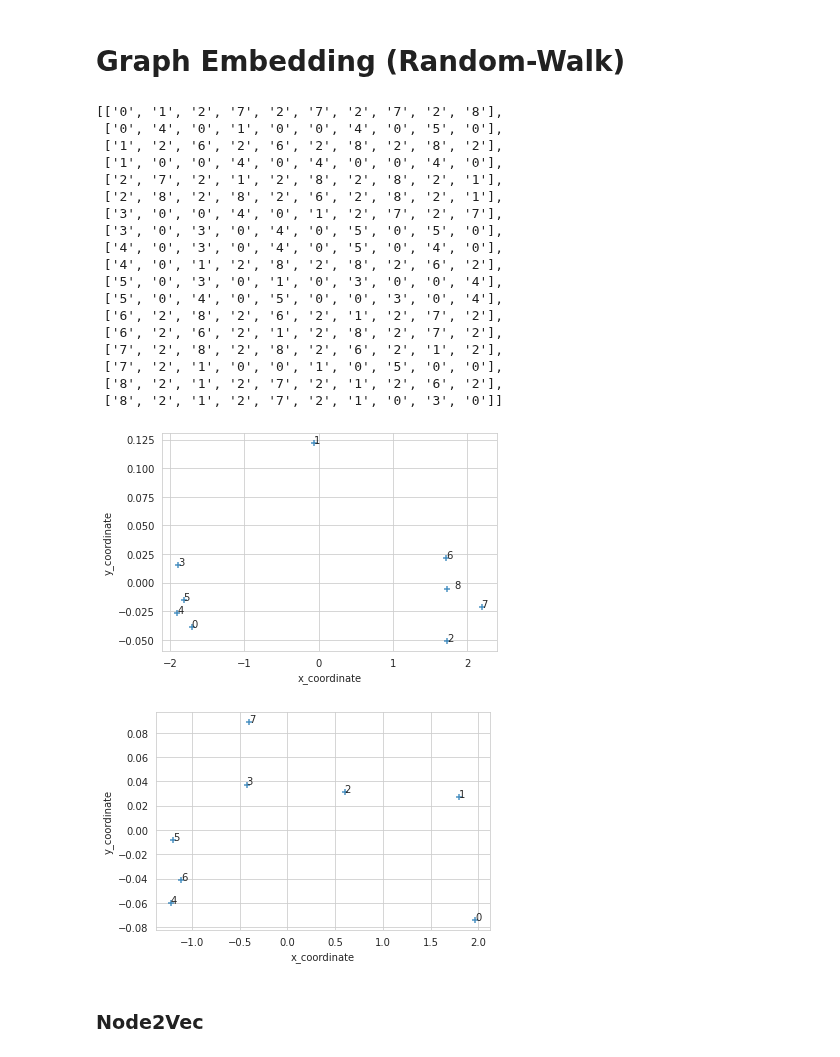
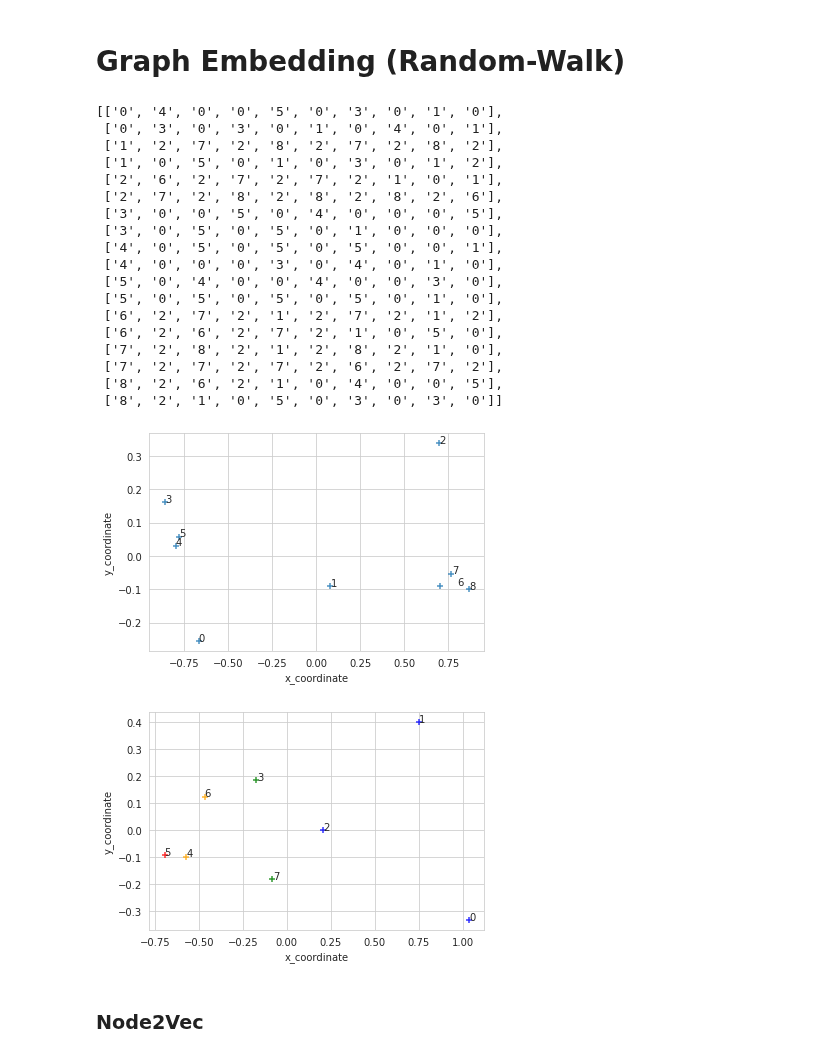
Before and after one commit to mohammedterry/NLP_for_ML, a Jupyter notebook: EmbeddingGraphs.ipynb, the cells around one changed output. Cells and saved outputs as stored; diff of their text form; code cells hidden in the pictures.

```diff
--- a/EmbeddingGraphs.ipynb
+++ b/EmbeddingGraphs.ipynb
@@ -3,11 +3,13 @@
 # %% [markdown]
 ## Util Functions
 # %%
+from typing import List, Set
+
 from sklearn.decomposition import PCA
 from seaborn import set_style, regplot
 from pandas import DataFrame
 
-def plot_graph(vectors:List[List[int]], labels:List[str]) -> None:
+def plot_graph(vectors:List[List[int]], labels:List[str], colours:List[str]=None) -> None:
   """
   a labelled 2D plot of graph embeddings
   (pca used to reduce vector dimensions)
@@ -25,6 +27,7 @@ def plot_graph(vectors:List[List[int]], labels:List[str]) -> None:
       x="x_coordinate",
       y="y_coordinate",
       fit_reg=False,
+      scatter_kws= {'facecolors':colours},
       marker="+"
   )
 
@@ -56,7 +58,7 @@ one_hot_encoding(indexes={2,5},vector_length=10)
 # %%
 from networkx import Graph, draw
 
-def create_graph(connections:List[int]) -> Graph:
+def create_graph(connections:List[int],colours:List[str]=None) -> Graph:
   graph = Graph()
   for start_node,end_nodes in enumerate(connections):
     if not isinstance(end_nodes,list):
@@ -64,7 +66,7 @@ def create_graph(connections:List[int]) -> Graph:
     for end_node in end_nodes:
       graph.add_edge(start_node,end_node)
 
-  draw(graph, with_labels=True)
+  draw(graph, node_color=colours, with_labels=True)
   return graph
 # %% [markdown]
 # An Example Graph
@@ -75,3 +77,4 @@ graph1 = create_graph(connections = [0, 0, 1, 0, 0, 0, 2, 2, 2])
 # %%
-graph2 = create_graph(connections = [1,2,3,4,5,6,7,[2,3]])
+colours_for_graph2 = ['blue','blue','blue','green','orange','red','orange','green']
+graph2 = create_graph(connections = [1,2,3,4,5,6,7,[2,3]], colours = colours_for_graph2)
 # %% [output]
@@ -225,30 +275,29 @@ def generate_training_set(graph:Graph, random_walk_repeats:int, random_walk_path
   ]
 generate_training_set(graph1,2,10)
 # %% [output]
-[['0', '1', '2', '7', '2', '7', '2', '7', '2', '8'],
- ['0', '4', '0', '1', '0', '0', '4', '0', '5', '0'],
- ['1', '2', '6', '2', '6', '2', '8', '2', '8', '2'],
- ['1', '0', '0', '4', '0', '4', '0', '0', '4', '0'],
- ['2', '7', '2', '1', '2', '8', '2', '8', '2', '1'],
- ['2', '8', '2', '8', '2', '6', '2', '8', '2', '1'],
- ['3', '0', '0', '4', '0', '1', '2', '7', '2', '7'],
- ['3', '0', '3', '0', '4', '0', '5', '0', '5', '0'],
- ['4', '0', '3', '0', '4', '0', '5', '0', '4', '0'],
- ['4', '0', '1', '2', '8', '2', '8', '2', '6', '2'],
- ['5', '0', '3', '0', '1', '0', '3', '0', '0', '4'],
- ['5', '0', '4', '0', '5', '0', '0', '3', '0', '4'],
- ['6', '2', '8', '2', '6', '2', '1', '2', '7', '2'],
- ['6', '2', '6', '2', '1', '2', '8', '2', '7', '2'],
- ['7', '2', '8', '2', '8', '2', '6', '2', '1', '2'],
- ['7', '2', '1', '0', '0', '1', '0', '5', '0', '0'],
- ['8', '2', '1', '2', '7', '2', '1', '2', '6', '2'],
- ['8', '2', '1', '2', '7', '2', '1', '0', '3', '0']]
+[['0', '4', '0', '0', '5', '0', '3', '0', '1', '0'],
+ ['0', '3', '0', '3', '0', '1', '0', '4', '0', '1'],
+ ['1', '2', '7', '2', '8', '2', '7', '2', '8', '2'],
+ ['1', '0', '5', '0', '1', '0', '3', '0', '1', '2'],
+ ['2', '6', '2', '7', '2', '7', '2', '1', '0', '1'],
+ ['2', '7', '2', '8', '2', '8', '2', '8', '2', '6'],
+ ['3', '0', '0', '5', '0', '4', '0', '0', '0', '5'],
+ ['3', '0', '5', '0', '5', '0', '1', '0', '0', '0'],
+ ['4', '0', '5', '0', '5', '0', '5', '0', '0', '1'],
+ ['4', '0', '0', '0', '3', '0', '4', '0', '1', '0'],
+ ['5', '0', '4', '0', '0', '4', '0', '0', '3', '0'],
+ ['5', '0', '5', '0', '5', '0', '5', '0', '1', '0'],
+ ['6', '2', '7', '2', '1', '2', '7', '2', '1', '2'],
+ ['6', '2', '6', '2', '7', '2', '1', '0', '5', '0'],
+ ['7', '2', '8', '2', '1', '2', '8', '2', '1', '0'],
+ ['7', '2', '7', '2', '7', '2', '6', '2', '7', '2'],
+ ['8', '2', '6', '2', '1', '0', '4', '0', '0', '5'],
+ ['8', '2', '1', '0', '5', '0', '3', '0', '3', '0']]
 # %%
 from gensim.models import Word2Vec
 
 def create_vectors_from_random_walks(graph:Graph) -> List[List[float]]:
-  skipgram_model = Word2Vec()
-  Word2Vec(window = 4, sg = 1, hs = 0,negative = 10, alpha=.03, min_alpha=.0007, seed = 14)
+  skipgram_model = Word2Vec(window = 4, sg = 1, hs = 0,negative = 10, alpha=.03, min_alpha=.0007, seed = 14)
   training_set_for_graph = generate_training_set(graph,30,40)
   skipgram_model.build_vocab(training_set_for_graph, progress_per=2)
   skipgram_model.train(
@@ -264,14 +313,15 @@ plot_graph(
   labels = map(str,range(len(graph1.nodes)))
 )
 # %% [output]
-[figure, old version]
+[figure, new version]
 # %%
 plot_graph(
   vectors = create_vectors_from_random_walks(graph2),
-  labels = map(str,range(len(graph2.nodes)))
+  labels = map(str,range(len(graph2.nodes))),
+  colours = colours_for_graph2
 )
 # %% [output]
-[figure, old version]
+[figure, new version]
 # %% [markdown]
 ### Node2Vec
 # %%
```
Also changed, not shown: parts of 38 cells of this notebook.
